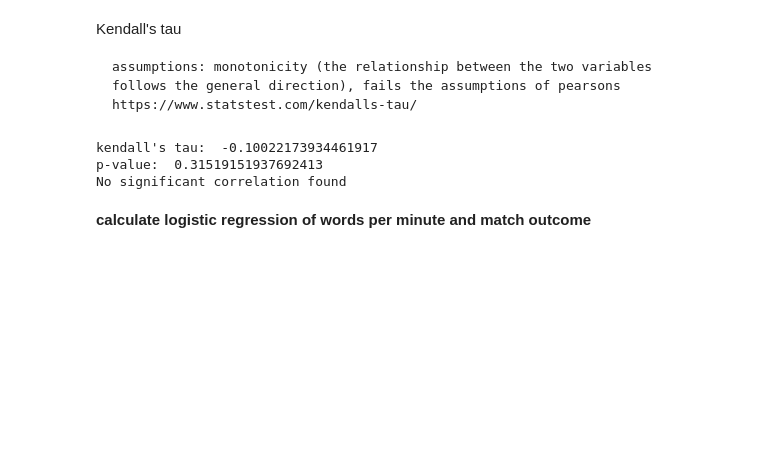
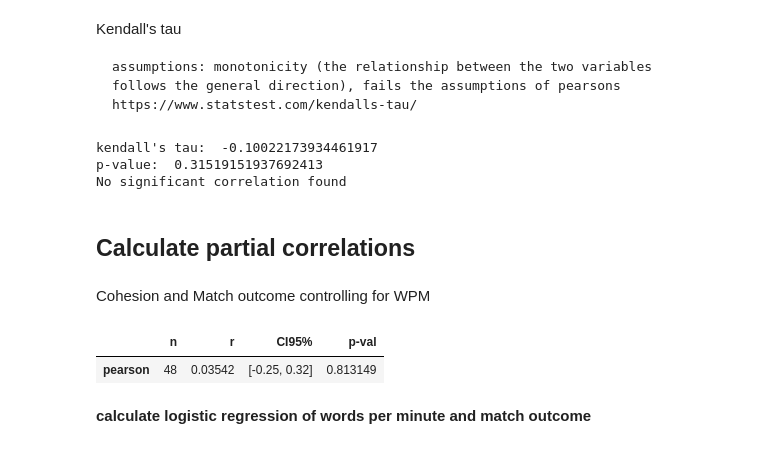
Before and after one commit to evelyntan/scripts, a Jupyter notebook: analysing-relationships-between-variables.ipynb, the cells around one changed output. Saved outputs shown, nothing was run; the diff lists cells and outputs as text; code cells hidden in the pictures; blank space fills up the shorter version.

```diff
--- a/analysing-relationships-between-variables.ipynb
+++ b/analysing-relationships-between-variables.ipynb
@@ -243,6 +243,25 @@ else:
 kendall's tau:  -0.10022173934461917
 p-value:  0.31519151937692413
 No significant correlation found
+# %% [markdown]
+## Calculate partial correlations
+# %% [markdown]
+Cohesion and Match outcome controlling for WPM
+# %%
+import pingouin as pg
+
+# partial correlation for cohesion and match outcome, controlling for wpm
+cohesion_outcome_wpm = pg.partial_corr(data=full_summary_stats_df, x='cohesion_mean', y='match_outcome', covar='mean_wpm')
+
+# partial correlation for cohesion and match outcome, controlling for satisfaction
+cohesion_outcome_satisfaction = pg.partial_corr(data=full_summary_stats_df, x='cohesion_mean', y='match_outcome', covar='satisfaction_mean')
+
+wpm_cohesion_satisfaction = pg.partial_corr(data=full_summary_stats_df, x = 'mean_wpm', y = 'cohesion_mean', covar = 'satisfaction_mean')
+# %%
+wpm_cohesion_satisfaction
+# %% [output]
+|  | n | r | CI95% | p-val |
+| pearson | 48 | 0.03542 | [-0.25, 0.32] | 0.813149 |
 # %% [markdown]
 **calculate logistic regression of words per minute and match outcome**
 # %%
```
Also changed, not shown: 1 other file.
